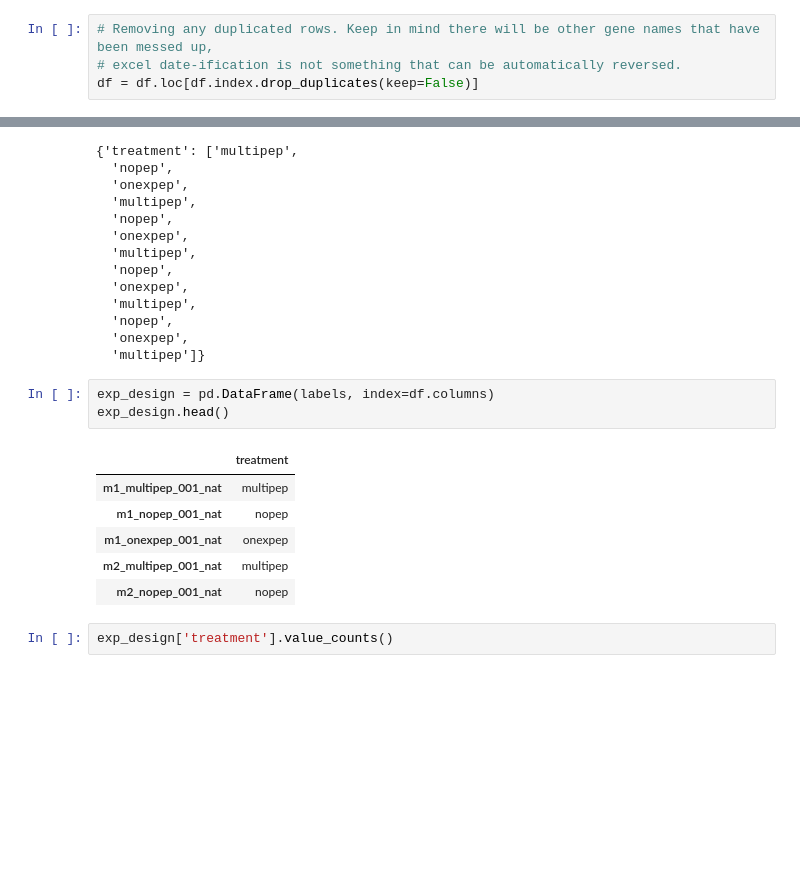
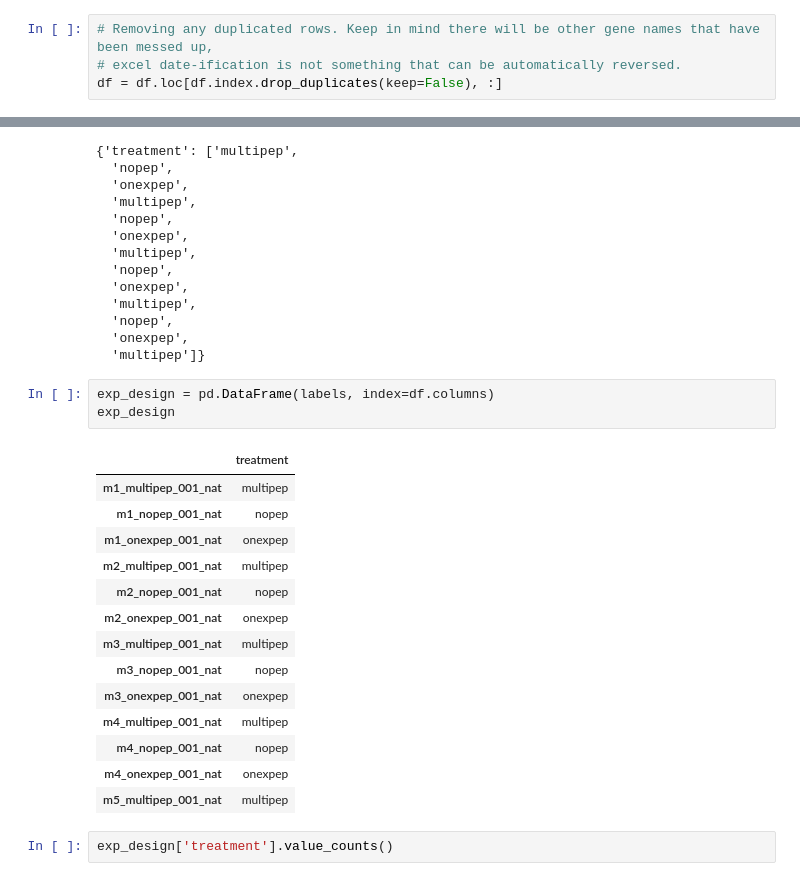
Before and after one commit to MarkGrivainis/itp_spring_2020, a Jupyter notebook: lecture_14/lecture_14_20200519_applied_pandas_seaborn_decomp_sklearn.ipynb, the cells around one changed output, grey strips where cells are left out. Cells and saved outputs as stored; diff of their text form; blank space fills up the shorter version.

```diff
--- a/lecture_14/lecture_14_20200519_applied_pandas_seaborn_decomp_sklearn.ipynb
+++ b/lecture_14/lecture_14_20200519_applied_pandas_seaborn_decomp_sklearn.ipynb
@@ -92,7 +92,7 @@ Index(['1-Mar', '2-Mar'], dtype='object')
 # %%
 # Removing any duplicated rows. Keep in mind there will be other gene names that have been messed up,
 # excel date-ification is not something that can be automatically reversed.
-df = df.loc[df.index.drop_duplicates(keep=False)]
+df = df.loc[df.index.drop_duplicates(keep=False), :]
 # %% [markdown]
 Looks good to me.
 # %% [markdown]
@@ -126,14 +142,22 @@ labels
   'multipep']}
 # %%
 exp_design = pd.DataFrame(labels, index=df.columns)
-exp_design.head()
+exp_design
 # %% [output]
 |  | treatment |
 | m1_multipep_001_nat | multipep |
 | m1_nopep_001_nat | nopep |
 | m1_onexpep_001_nat | onexpep |
 | m2_multipep_001_nat | multipep |
 | m2_nopep_001_nat | nopep |
+| m2_onexpep_001_nat | onexpep |
+| m3_multipep_001_nat | multipep |
+| m3_nopep_001_nat | nopep |
+| m3_onexpep_001_nat | onexpep |
+| m4_multipep_001_nat | multipep |
+| m4_nopep_001_nat | nopep |
+| m4_onexpep_001_nat | onexpep |
+| m5_multipep_001_nat | multipep |
 # %%
 exp_design['treatment'].value_counts()
 # %% [output]
```
Also changed, not shown: parts of 47 cells of this notebook.
